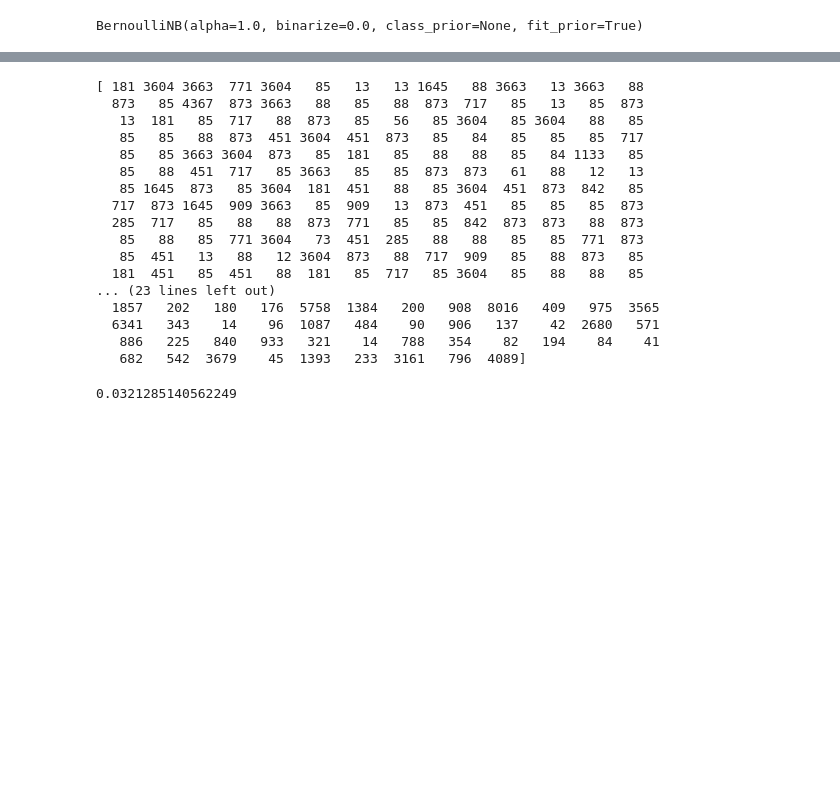
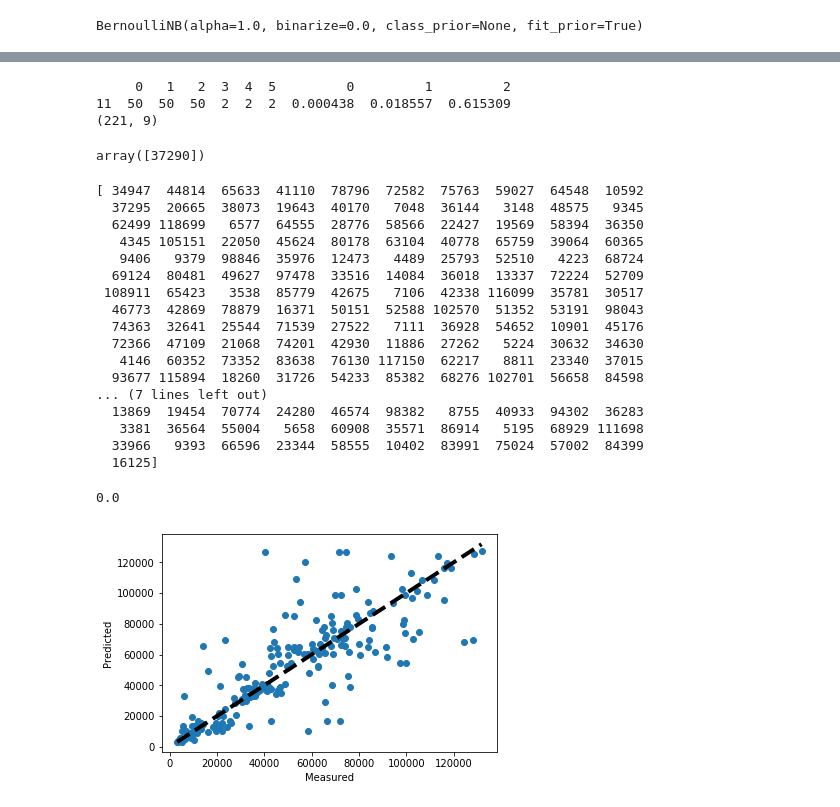
Before and after one commit to divyanshsinghvi/parallel-IO-autotuning, a Jupyter notebook: progress/active/predicting_time.ipynb, the cells around one changed output, grey strips where cells are left out. Drawn from its saved outputs; the diff is of its cells as text; code cells hidden in the pictures; blank space fills up the shorter version.

```diff
--- a/progress/active/predicting_time.ipynb
+++ b/progress/active/predicting_time.ipynb
@@ -45,14 +49,25 @@ data['col16']=data['col16'].eq("enable").mul(1)
 Name: col2, dtype: object
 # %%
+
+
+X_temp = pd.DataFrame() #creates a new dataframe that's empty
+
 X = pd.DataFrame(z.tolist())
 X = X.drop(6, 1)
-X['cb1']=data['col11']
-X['cb2']=data['col12']
+X_temp['cb1']=data['col11']
+X_temp['cb2']=data['col12']
 #X['cb3']=data['col13']
 #X['cb4']=data['col14']
 #X['cb5']=data['col15']
 #X['cb6']=data['col16']
-X['cb7']=data['col17']
+X_temp['cb7']=data['col17']
+
+temp = X_temp.values #returns a numpy array
+min_max_scaler = preprocessing.MinMaxScaler()
+x_scaled = min_max_scaler.fit_transform(temp)
+X_temp = pd.DataFrame(x_scaled)
+
+X =pd.concat([X, X_temp], axis=1)
 
 
 
@@ -80,9 +95,8 @@ for _ in X.columns:
 # %%
-Y = data['col8']
+Y = data['col6']
 Y=Y.values
 Y = Y*100
 Y = Y.astype(int)
-
 
 
 msk = np.random.rand(len(X)) < 0.8
@@ -129,7 +143,7 @@ nb.fit(X_transformed, y)
 # %% [output]
 BernoulliNB(alpha=1.0, binarize=0.0, class_prior=None, fit_prior=True)
 # %%
-trees = ExtraTreesClassifier(max_depth=3, n_estimators=10, random_state=0)
+trees = ExtraTreesClassifier(max_depth=10, n_estimators=100, random_state=0)
 trees.fit(X, y)
 # %% [output]
 ExtraTreesClassifier(bootstrap=False, class_weight=None, criterion='gini',
@@ -160,26 +174,44 @@ ExtraTreesClassifier(bootstrap=False, class_weight=None, criterion='gini',
 # x_min, x_max = X[:, 0].min() , X[:, 0].max()
 # y_min, y_max = X[:, 1].min() , X[:, 1].max()
 # #xx, yy = np.meshgrid(np.arange(x_min, x_max, h), np.arange(y_min, y_max, h))
+# %%
+print(test_X.head(1))
+print(test_X.shape)
+trees.predict(test_X.head(1))
+# %% [output]
+     0   1   2  3  4  5         0         1         2
+11  50  50  50  2  2  2  0.000438  0.018557  0.615309
+(221, 9)
+array([37290])
 # %%
-print(trees.predict(test_X))
+predicted = trees.predict(test_X)
 print(test_Y)
 trees.score(test_X, test_Y, sample_weight=None)
 # %% [output]
-[ 181 3604 3663  771 3604   85   13   13 1645   88 3663   13 3663   88
-  873   85 4367  873 3663   88   85   88  873  717   85   13   85  873
-   13  181   85  717   88  873   85   56   85 3604   85 3604   88   85
-   85   85   88  873  451 3604  451  873   85   84   85   85   85  717
-   85   85 3663 3604  873   85  181   85   88   88   85   84 1133   85
-   85   88  451  717   85 3663   85   85  873  873   61   88   12   13
-   85 1645  873   85 3604  181  451   88   85 3604  451  873  842   85
-  717  873 1645  909 3663   85  909   13  873  451   85   85   85  873
-  285  717   85   88   88  873  771   85   85  842  873  873   88  873
-   85   88   85  771 3604   73  451  285   88   88   85   85  771  873
-   85  451   13   88   12 3604  873   88  717  909   85   88  873   85
-  181  451   85  451   88  181   85  717   85 3604   85   88   88   85
-... (23 lines left out)
-  1857   202   180   176  5758  1384   200   908  8016   409   975  3565
-  6341   343    14    96  1087   484    90   906   137    42  2680   571
-   886   225   840   933   321    14   788   354    82   194    84    41
-   682   542  3679    45  1393   233  3161   796  4089]
+[ 34947  44814  65633  41110  78796  72582  75763  59027  64548  10592
+  37295  20665  38073  19643  40170   7048  36144   3148  48575   9345
+  62499 118699   6577  64555  28776  58566  22427  19569  58394  36350
+   4345 105151  22050  45624  80178  63104  40778  65759  39064  60365
+   9406   9379  98846  35976  12473   4489  25793  52510   4223  68724
+  69124  80481  49627  97478  33516  14084  36018  13337  72224  52709
+ 108911  65423   3538  85779  42675   7106  42338 116099  35781  30517
+  46773  42869  78879  16371  50151  52588 102570  51352  53191  98043
+  74363  32641  25544  71539  27522   7111  36928  54652  10901  45176
+  72366  47109  21068  74201  42930  11886  27262   5224  30632  34630
+   4146  60352  73352  83638  76130 117150  62217   8811  23340  37015
+  93677 115894  18260  31726  54233  85382  68276 102701  56658  84598
+... (7 lines left out)
+  13869  19454  70774  24280  46574  98382   8755  40933  94302  36283
+   3381  36564  55004   5658  60908  35571  86914   5195  68929 111698
+  33966   9393  66596  23344  58555  10402  83991  75024  57002  84399
+  16125]
-0.0321285140562249
+0.0
+# %%
+fig, ax = plt.subplots()
+ax.scatter(test_Y, predicted)
+ax.plot([test_Y.min(), test_Y.max()], [test_Y.min(), test_Y.max()], 'k--', lw=4)
+ax.set_xlabel('Measured')
+ax.set_ylabel('Predicted')
+plt.show()
+# %% [output]
+[figure, added]
```
Also changed, not shown: parts of 13 cells of this notebook, 2 other files.
